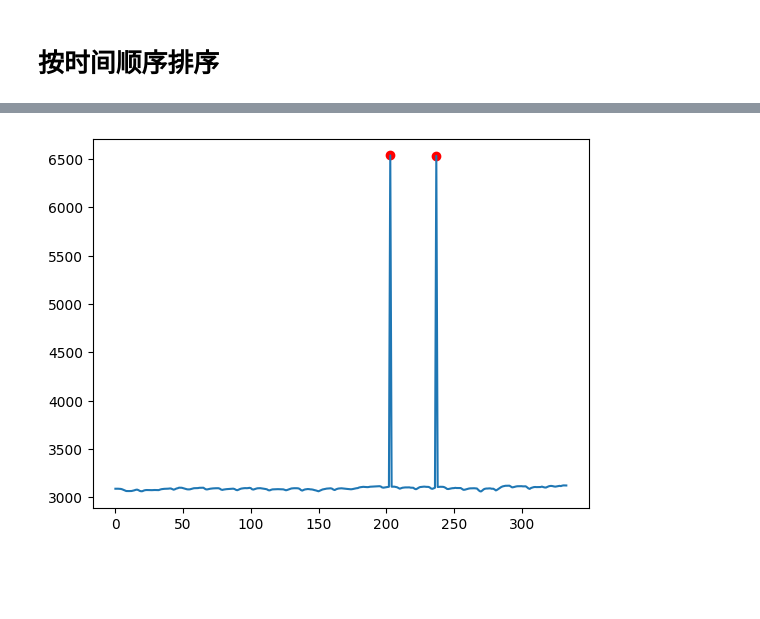
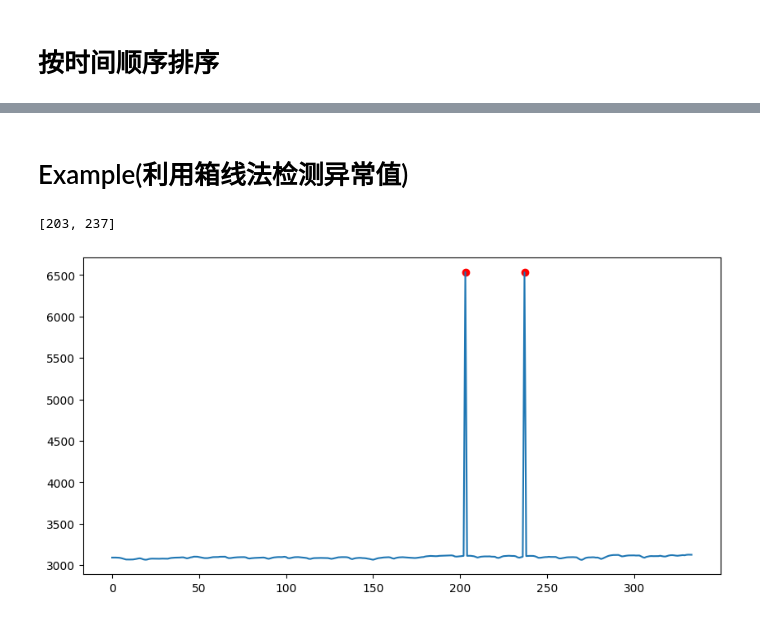
Before and after one commit to Yanzeyi/Hb_bridge, a Jupyter notebook: test.ipynb, the cells around one changed output, grey strips where cells are left out. Saved outputs shown, nothing was run; the diff lists cells and outputs as text; code cells hidden in the pictures; blank space fills up the shorter version.

```diff
--- a/test.ipynb
+++ b/test.ipynb
@@ -19,9 +61,13 @@ dl.df2dict_SLData(0)
+# %% [markdown]
+# Example(利用箱线法检测异常值)
 # %%
 SLdata_list = dl.SLData_dict["SLS03"]
 # %%
 bp = box_plot()
 error_index_list1 = bp.box_plot_train(SLdata_list)
-# print(error_index_list1)
+print(error_index_list1)
+plt.rcParams["figure.figsize"] = (10, 5)
 dl.detect_error_pic(SLdata_list, error_index_list1)
 # %% [output]
+[203, 237]
-[figure, old version]
+[figure, new version]
```
Also changed, not shown: parts of 13 cells of this notebook, 2 other files.
